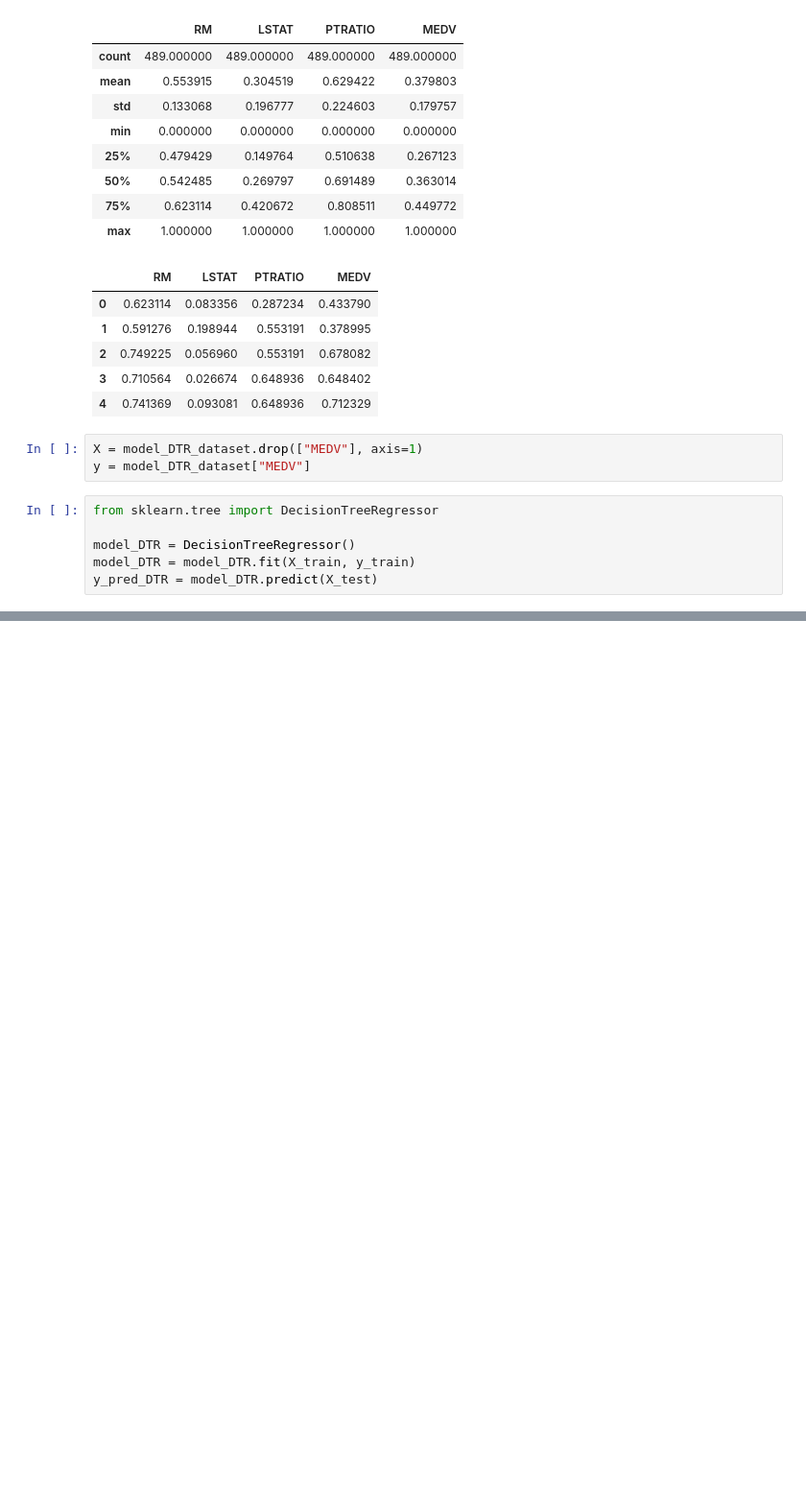
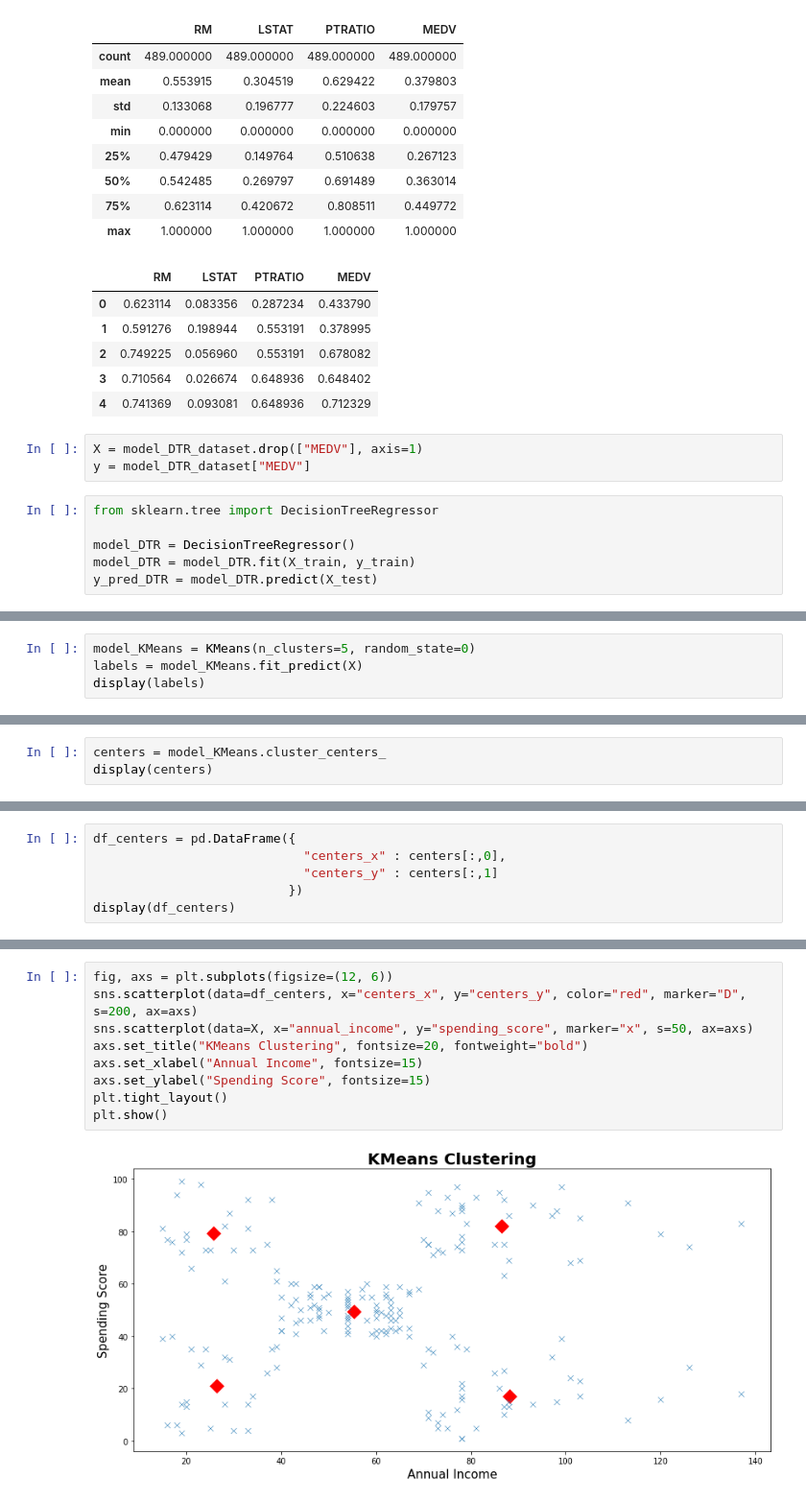
Before and after one commit to UsepSyaikalArifin/DQLab-Academy-Course-Online, a Jupyter notebook: Kelas Fundamental 2/Machine Learning With Python for Beginner/Jupyter Notebook/main.ipynb, the cells around one changed output, grey strips where cells are left out. Shown at 96% size. Drawn from its saved outputs; the diff is of its cells as text; blank space fills up the shorter version.

```diff
--- a/Kelas Fundamental 2/Machine Learning With Python for Beginner/Jupyter Notebook/main.ipynb
+++ b/Kelas Fundamental 2/Machine Learning With Python for Beginner/Jupyter Notebook/main.ipynb
@@ -1404,0 +1518,4 @@ plt.show()
+# %%
+model_KMeans = KMeans(n_clusters=5, random_state=0)
+labels = model_KMeans.fit_predict(X)
+display(labels)
@@ -1404,0 +1533,3 @@ plt.show()
+# %%
+centers = model_KMeans.cluster_centers_
+display(centers)
@@ -1404,0 +1542,6 @@ plt.show()
+# %%
+df_centers = pd.DataFrame({
+                            "centers_x" : centers[:,0],
+                            "centers_y" : centers[:,1]
+                          })
+display(df_centers)
@@ -1404,0 +1555,11 @@ plt.show()
+# %%
+fig, axs = plt.subplots(figsize=(12, 6))
+sns.scatterplot(data=df_centers, x="centers_x", y="centers_y", color="red", marker="D", s=200, ax=axs)
+sns.scatterplot(data=X, x="annual_income", y="spending_score", marker="x", s=50, ax=axs)
+axs.set_title("KMeans Clustering", fontsize=20, fontweight="bold")
+axs.set_xlabel("Annual Income", fontsize=15)
+axs.set_ylabel("Spending Score", fontsize=15)
+plt.tight_layout()
+plt.show()
+# %% [output]
+[figure, added]
```
Also changed, not shown: parts of 43 cells of this notebook.
